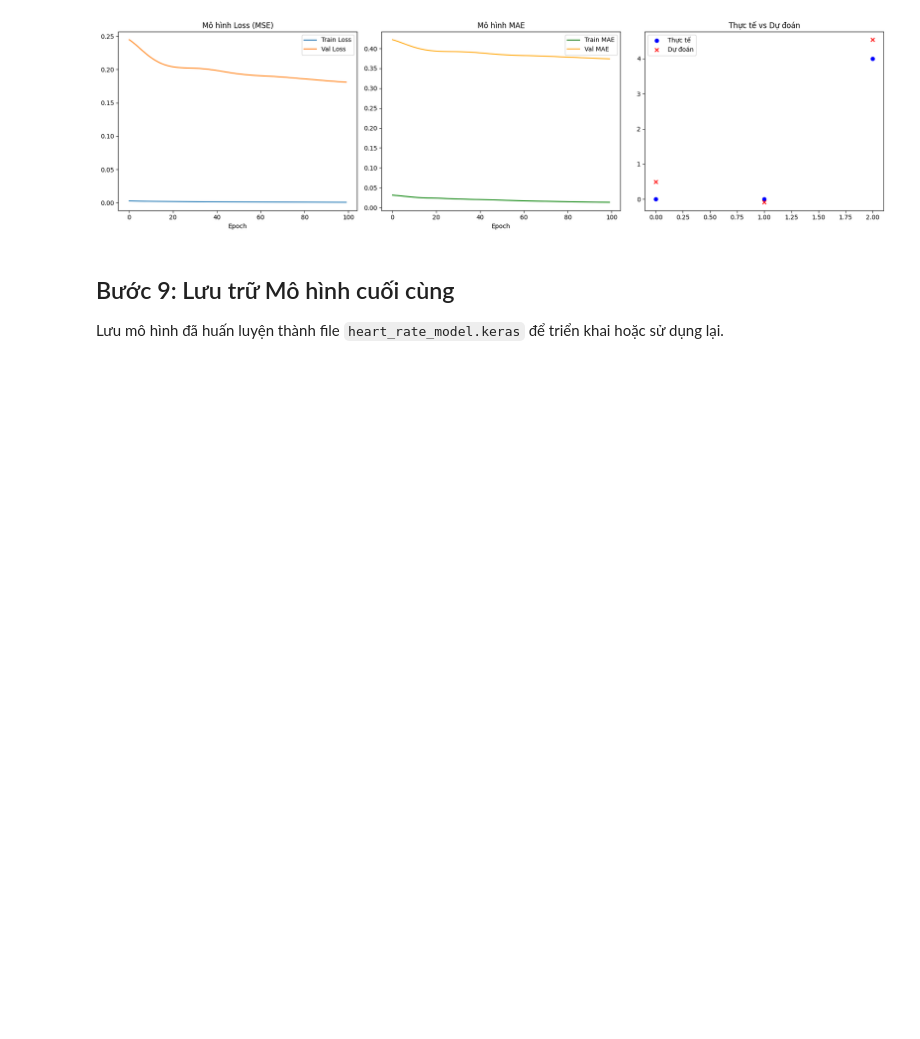
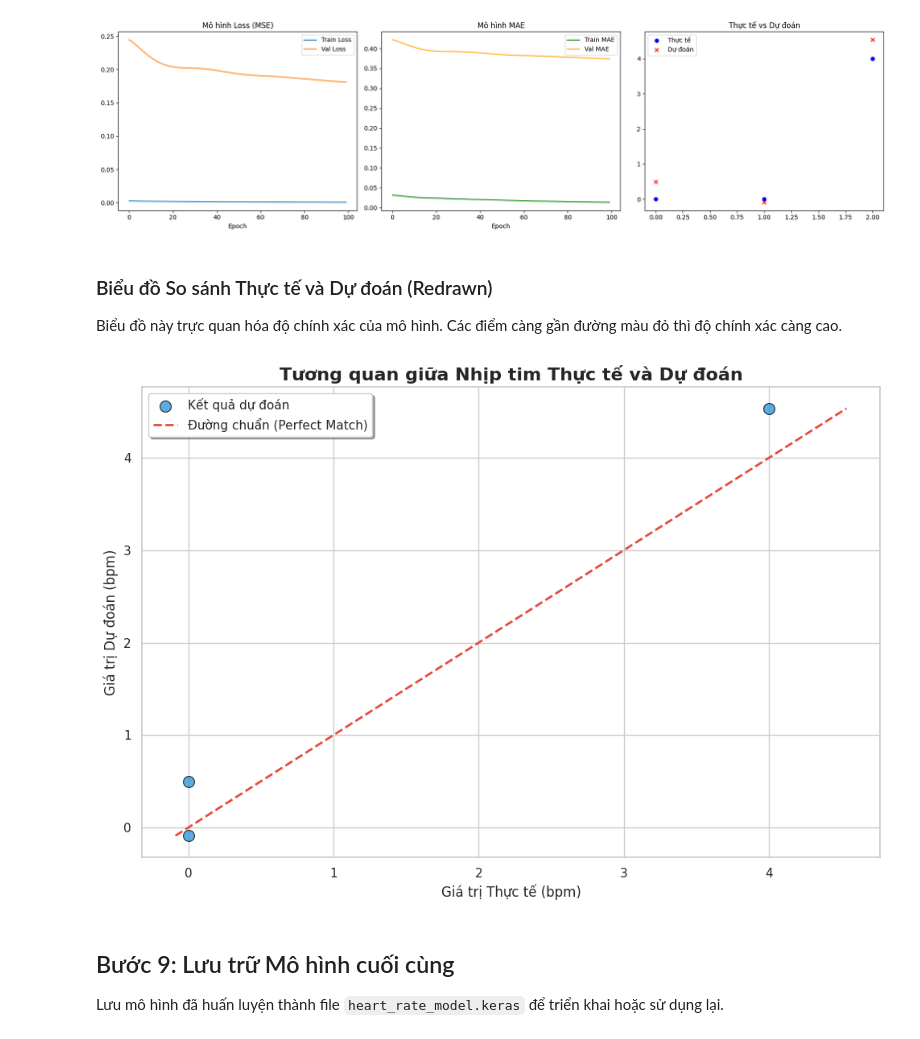
Before and after one commit to HoaiNam2k5/Deep_Learning_Practice, a Jupyter notebook: Lab02_Heart_Rate_Prediction_with_TensorFlow.ipynb, the cells around one changed output. Cells and saved outputs as stored; diff of their text form; code cells hidden in the pictures; blank space fills up the shorter version.

```diff
--- a/Lab02_Heart_Rate_Prediction_with_TensorFlow.ipynb
+++ b/Lab02_Heart_Rate_Prediction_with_TensorFlow.ipynb
@@ -234,6 +269,35 @@ plt.tight_layout()
 plt.show()
 # %% [output]
 [figure]
+# %% [markdown]
+### Biểu đồ So sánh Thực tế và Dự đoán (Redrawn)
+Biểu đồ này trực quan hóa độ chính xác của mô hình. Các điểm càng gần đường màu đỏ thì độ chính xác càng cao.
+# %%
+import matplotlib.pyplot as plt
+import seaborn as sns
+
+# Thiết lập phong cách biểu đồ
+sns.set_theme(style="whitegrid")
+plt.figure(figsize=(10, 7))
+
+# Vẽ các điểm thực tế vs dự đoán
+sns.scatterplot(x=y_test, y=predictions.flatten(), s=100, color="#3498db", edgecolor="black", alpha=0.8, label="Kết quả dự đoán")
+
+# Vẽ đường tham chiếu y = x
+max_val = max(max(y_test), max(predictions.flatten()))
+min_val = min(min(y_test), min(predictions.flatten()))
+plt.plot([min_val, max_val], [min_val, max_val], color="#e74c3c", linestyle="--", linewidth=2, label="Đường chuẩn (Perfect Match)")
+
+# Thêm tiêu đề và nhãn
+plt.title("Tương quan giữa Nhịp tim Thực tế và Dự đoán", fontsize=16, fontweight='bold')
+plt.xlabel("Giá trị Thực tế (bpm)", fontsize=12)
+plt.ylabel("Giá trị Dự đoán (bpm)", fontsize=12)
+plt.legend(frameon=True, shadow=True)
+
+plt.tight_layout()
+plt.show()
+# %% [output]
+[figure, added]
 # %% [markdown]
 ## Bước 9: Lưu trữ Mô hình cuối cùng
 Lưu mô hình đã huấn luyện thành file `heart_rate_model.keras` để triển khai hoặc sử dụng lại.
```
Also changed, not shown: parts of 2 cells of this notebook.
